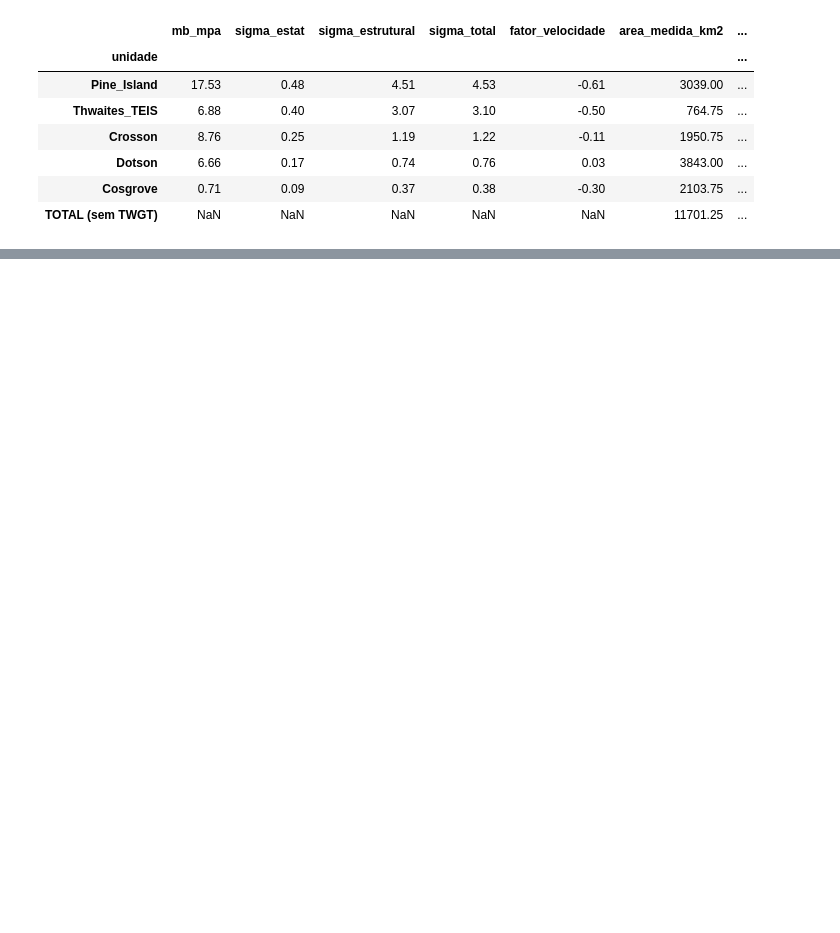
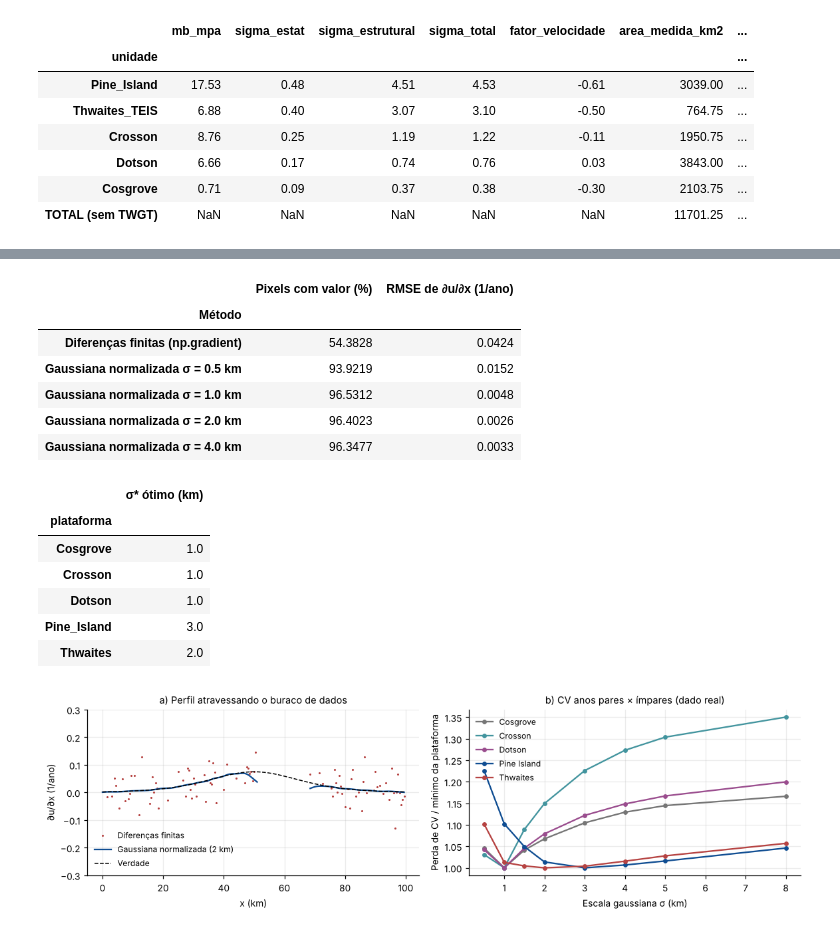
Before and after one commit to williamjot/thwaites-icesat2-ase, a Jupyter notebook: notebooks/06 DERRETIMENTO BASAL.ipynb, the cells around one changed output, grey strips where cells are left out. Drawn from its saved outputs; the diff is of its cells as text; code cells hidden in the pictures; blank space fills up the shorter version.

```diff
--- a/notebooks/06 DERRETIMENTO BASAL.ipynb
+++ b/notebooks/06 DERRETIMENTO BASAL.ipynb
@@ -44,0 +110,59 @@ tab_final.set_index("unidade").round(2)
+# %%
+from thwaites.stats import normalized_gaussian_derivative
+
+N, dx = 200, 500.0
+xg = np.arange(N) * dx
+XG, YG = np.meshgrid(xg, xg)
+u_true = 1500 * np.tanh((XG - 50e3) / 20e3)
+dudx_true = 1500 / 20e3 / np.cosh((XG - 50e3) / 20e3) ** 2
+rng = np.random.default_rng(2)
+u_obs = u_true + rng.normal(0, 30, u_true.shape)
+lacuna = (rng.random(u_true.shape) < 0.25) | (((XG - 60e3) ** 2 + (YG - 50e3) ** 2) < 8e3 ** 2)
+u_obs[lacuna] = np.nan
+
+interior = (slice(20, -20), slice(20, -20))          # exclui bordas do domínio
+linhas = []
+ingenua = np.gradient(u_obs, dx, axis=1)
+linhas.append({"Método": "Diferenças finitas (np.gradient)", "Pixels com valor (%)": 100 * np.isfinite(ingenua[interior]).mean(),
+               "RMSE de ∂u/∂x (1/ano)": np.sqrt(np.nanmean((ingenua - dudx_true)[interior] ** 2))})
+for s_px in [1, 2, 4, 8]:
+    d_norm = normalized_gaussian_derivative(u_obs, s_px, axis=1) / dx
+    linhas.append({"Método": f"Gaussiana normalizada σ = {s_px * dx / 1e3:.1f} km",
+                   "Pixels com valor (%)": 100 * np.isfinite(d_norm[interior]).mean(),
+                   "RMSE de ∂u/∂x (1/ano)": np.sqrt(np.nanmean((d_norm - dudx_true)[interior] ** 2))})
+tab_div = pd.DataFrame(linhas).set_index("Método")
+
+fig, ax = plt.subplots(1, 2, figsize=(10.6, 3.2))
+lin = 100
+ax[0].plot(xg / 1e3, ingenua[lin], ".", ms=2, color="#B64342", label="Diferenças finitas")
+ax[0].plot(xg / 1e3, normalized_gaussian_derivative(u_obs, 4, axis=1)[lin] / dx, color="#0F4D92", lw=1.5, label="Gaussiana normalizada (2 km)")
+ax[0].plot(xg / 1e3, dudx_true[lin], "k--", lw=1, label="Verdade")
+ax[0].set_ylim(-0.3, 0.3); ax[0].set_xlabel("x (km)"); ax[0].set_ylabel("∂u/∂x (1/ano)")
+ax[0].set_title("a) Perfil atravessando o buraco de dados"); ax[0].legend(frameon=False, fontsize=8)
+
+for plat, g in div_diag.groupby("plataforma"):
+    cor = CORES.get(plat if plat != "Thwaites" else "Thwaites_TEIS", "#767676")
+    ax[1].plot(g["sigma_km"], g["cv_1pa"] / g["cv_1pa"].min(), "o-", ms=3.5, color=cor, label=plat.replace("_", " "))
+ax[1].set_xlabel("Escala gaussiana σ (km)"); ax[1].set_ylabel("Perda de CV / mínimo da plataforma")
+ax[1].set_title("b) CV anos pares × ímpares (dado real)"); ax[1].legend(frameon=False, fontsize=8)
+plt.tight_layout()
+
+escala_otima = pd.read_csv(DATA_DIR / "divergencia_escala_otima.csv").set_index("plataforma")
+display(tab_div.round(4))
+escala_otima.rename(columns={"sigma_km": "σ* ótimo (km)"})
+# %% [output]
+|  | Pixels com valor (%) | RMSE de ∂u/∂x (1/ano) |
+| Método |  |  |
+| Diferenças finitas (np.gradient) | 54.3828 | 0.0424 |
+| Gaussiana normalizada σ = 0.5 km | 93.9219 | 0.0152 |
+| Gaussiana normalizada σ = 1.0 km | 96.5312 | 0.0048 |
+| Gaussiana normalizada σ = 2.0 km | 96.4023 | 0.0026 |
+| Gaussiana normalizada σ = 4.0 km | 96.3477 | 0.0033 |
+|  | σ* ótimo (km) |
+| plataforma |  |
+| Cosgrove | 1.0 |
+| Crosson | 1.0 |
+| Dotson | 1.0 |
+| Pine_Island | 3.0 |
+| Thwaites | 2.0 |
+[figure, added]
```
Also changed, not shown: parts of 17 cells of this notebook, 10 other files.
